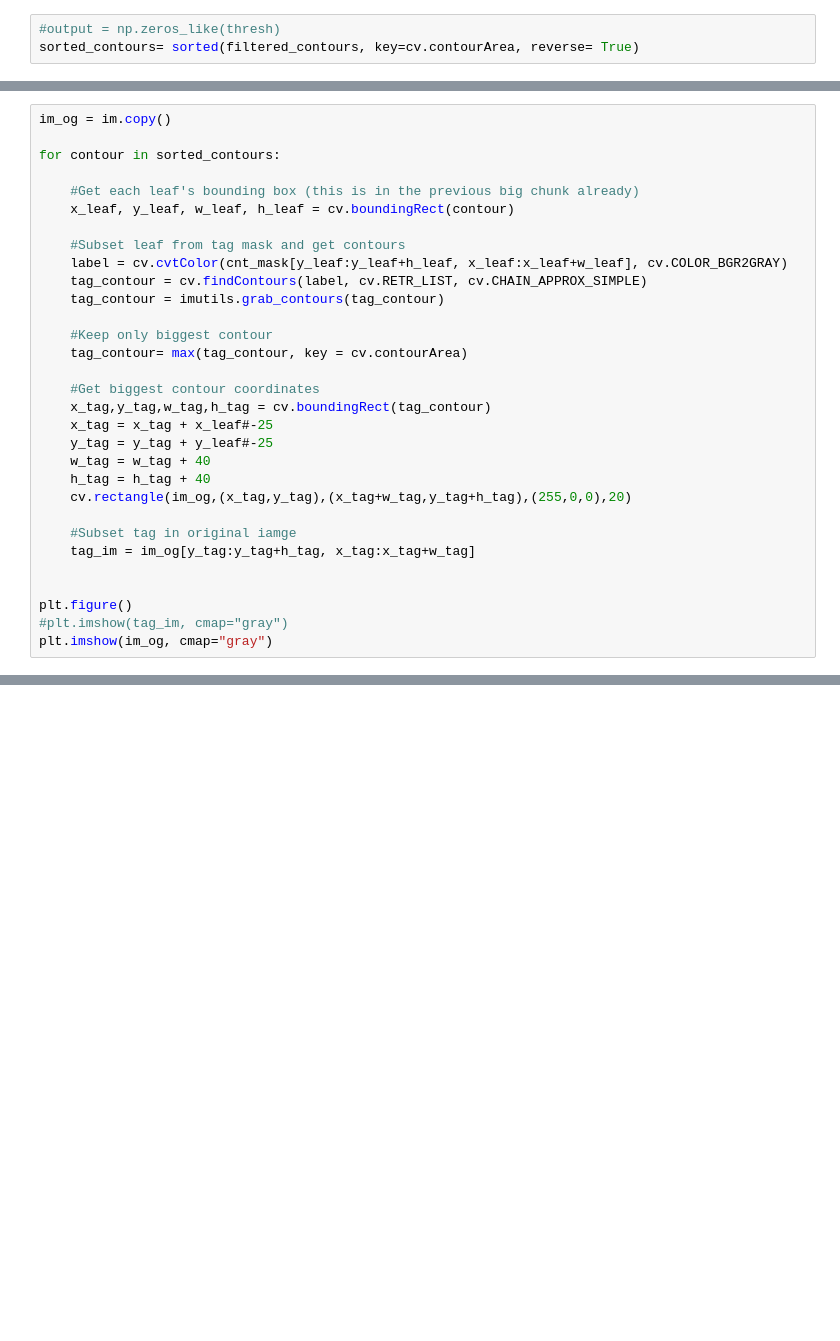
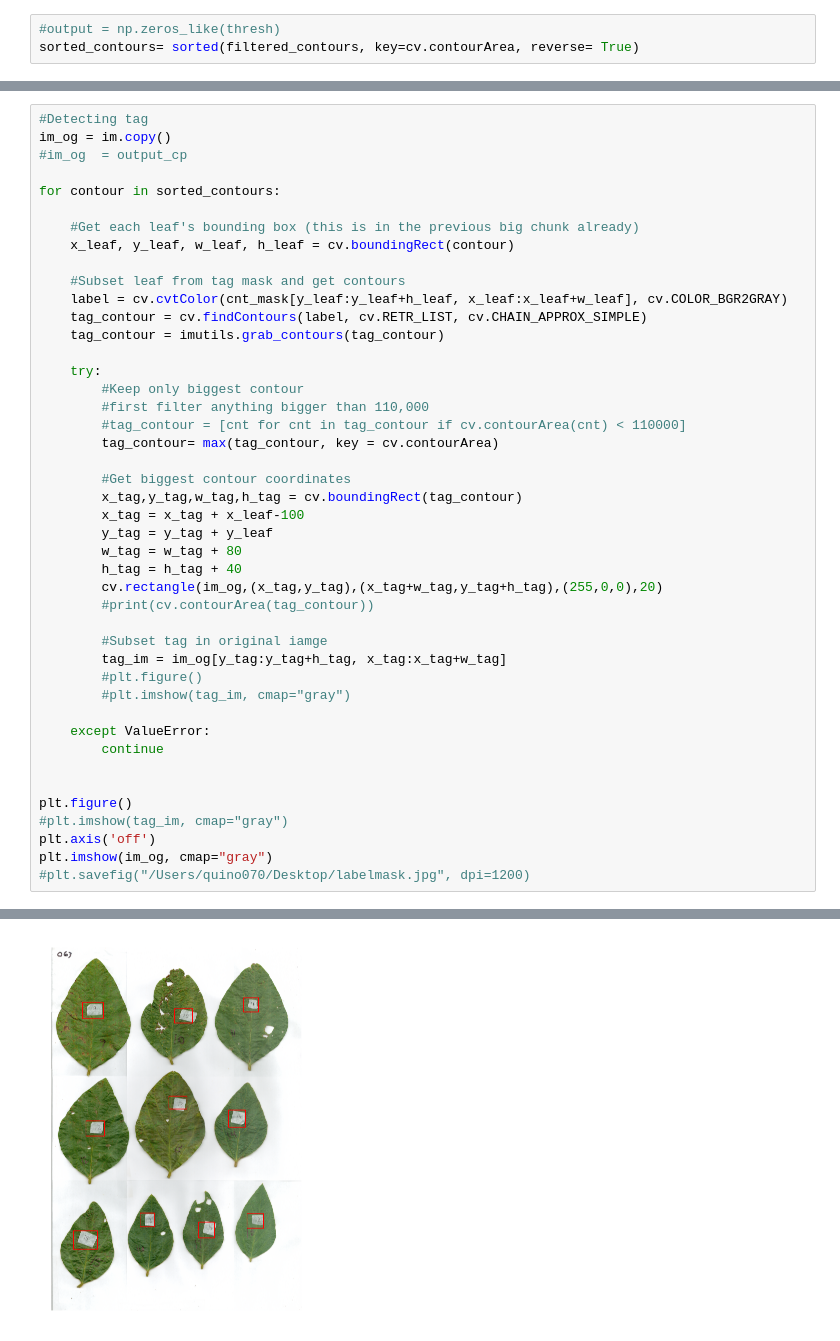
Before and after one commit to aquinon3/LeafShapeAnalysis, a Jupyter notebook: LeafAnalysisV3.ipynb, the cells around one changed output, grey strips where cells are left out. Saved outputs shown, nothing was run; the diff lists cells and outputs as text; blank space fills up the shorter version.

```diff
--- a/LeafAnalysisV3.ipynb
+++ b/LeafAnalysisV3.ipynb
@@ -200,5 +195,7 @@ plt.imshow(cnt_mask)
 # %%
+#Detecting tag
 im_og = im.copy()
+#im_og  = output_cp
 
 for contour in sorted_contours:
 
@@ -210,22 +207,33 @@ for contour in sorted_contours:
     tag_contour = cv.findContours(label, cv.RETR_LIST, cv.CHAIN_APPROX_SIMPLE)
     tag_contour = imutils.grab_contours(tag_contour)
 
-    #Keep only biggest contour
-    tag_contour= max(tag_contour, key = cv.contourArea)
+    try:
+        #Keep only biggest contour
+        #first filter anything bigger than 110,000
+        #tag_contour = [cnt for cnt in tag_contour if cv.contourArea(cnt) < 110000]
+        tag_contour= max(tag_contour, key = cv.contourArea)
 
-    #Get biggest contour coordinates
-    x_tag,y_tag,w_tag,h_tag = cv.boundingRect(tag_contour)
-    x_tag = x_tag + x_leaf#-25
-    y_tag = y_tag + y_leaf#-25
-    w_tag = w_tag + 40
-    h_tag = h_tag + 40
-    cv.rectangle(im_og,(x_tag,y_tag),(x_tag+w_tag,y_tag+h_tag),(255,0,0),20)
+        #Get biggest contour coordinates
+        x_tag,y_tag,w_tag,h_tag = cv.boundingRect(tag_contour)
+        x_tag = x_tag + x_leaf-100
+        y_tag = y_tag + y_leaf
+        w_tag = w_tag + 80
+        h_tag = h_tag + 40
+        cv.rectangle(im_og,(x_tag,y_tag),(x_tag+w_tag,y_tag+h_tag),(255,0,0),20)
+        #print(cv.contourArea(tag_contour))
 
-    #Subset tag in original iamge
-    tag_im = im_og[y_tag:y_tag+h_tag, x_tag:x_tag+w_tag]
+        #Subset tag in original iamge
+        tag_im = im_og[y_tag:y_tag+h_tag, x_tag:x_tag+w_tag]
+        #plt.figure()
+        #plt.imshow(tag_im, cmap="gray")
+
+    except ValueError:
+        continue
 
 
 plt.figure()
 #plt.imshow(tag_im, cmap="gray")
+plt.axis('off')
 plt.imshow(im_og, cmap="gray")
+#plt.savefig("/Users/quino070/Desktop/labelmask.jpg", dpi=1200)
 # %% [output]
@@ -234,0 +240 @@ plt.imshow(im_og, cmap="gray")
+[figure, added]
```
Also changed, not shown: parts of 9 cells of this notebook, 5 other files.
